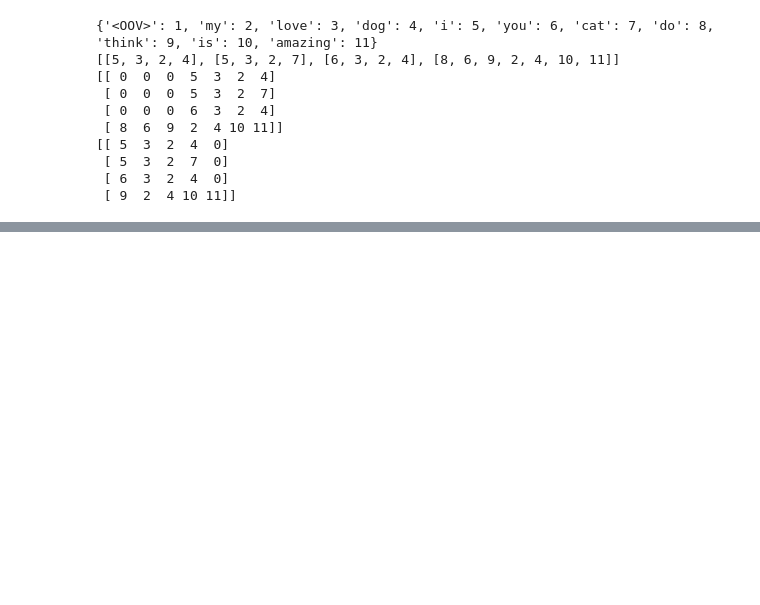
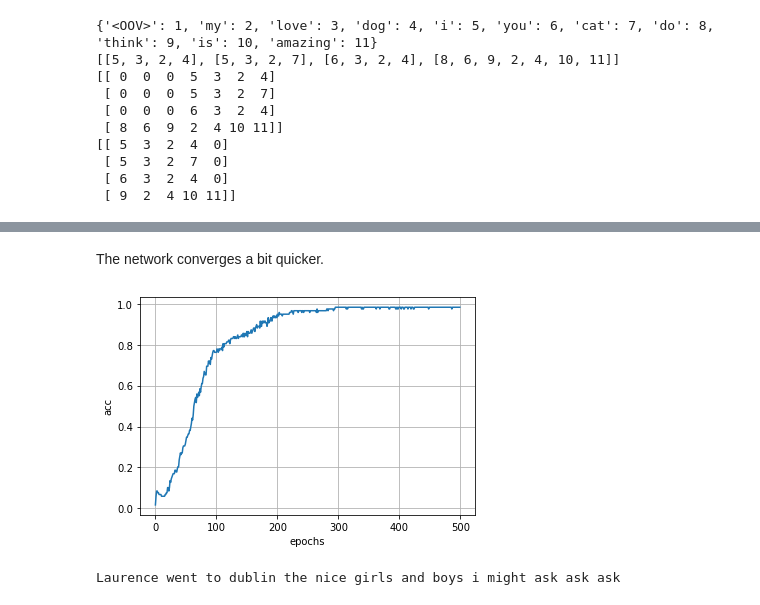
Before and after one commit to ayaan-anwar/coursera-tensorflow-developer-notes, a Jupyter notebook: Course_3.ipynb, the cells around one changed output, grey strips where cells are left out. Saved outputs shown, nothing was run; the diff lists cells and outputs as text; code cells hidden in the pictures; blank space fills up the shorter version.

```diff
--- a/Course_3.ipynb
+++ b/Course_3.ipynb
@@ -155,0 +664,8 @@ print(padded_post)
+# %%
+model = tf.keras.Sequential()
+model.add(tf.keras.layers.Embedding(total_words, 64, input_length=max_sequence_len - 1)) # subtract 1 as we used last label as Y
+model.add(tf.keras.layers.Bidirectional(tf.keras.layers.LSTM(20)))
+model.add(tf.keras.layers.Dense(total_words, activation='softmax'))
+
+model.compile(loss='categorical_crossentropy', optimizer='adam', metrics=['accuracy'])
+history = model.fit(xs, ys, epochs=500, verbose=1)
@@ -155,0 +690,25 @@ print(padded_post)
+# %% [markdown]
+The network converges a bit quicker.
+# %%
+plt.plot(history.history['accuracy'])
+plt.ylabel("acc")
+plt.xlabel("epochs")
+plt.grid(True)
+# %% [output]
+[figure, added]
+# %%
+seed_text = "Laurence went to dublin"
+next_words = 10
+
+for _ in range(next_words):
+    token_list = tokenizer.texts_to_sequences([seed_text])[0]
+    token_list = pad_sequences([token_list], maxlen=max_sequence_len - 1, padding='pre')
+
+    predicted = np.argmax(model.predict(token_list, verbose=0), axis=-1)
+    output_word = tokenizer.index_word[int(predicted)]
+
+    seed_text += " " + output_word
+
+print(seed_text)
+# %% [output]
+Laurence went to dublin the nice girls and boys i might ask ask ask
```
Also changed, not shown: parts of 73 cells of this notebook, 1 other file.
